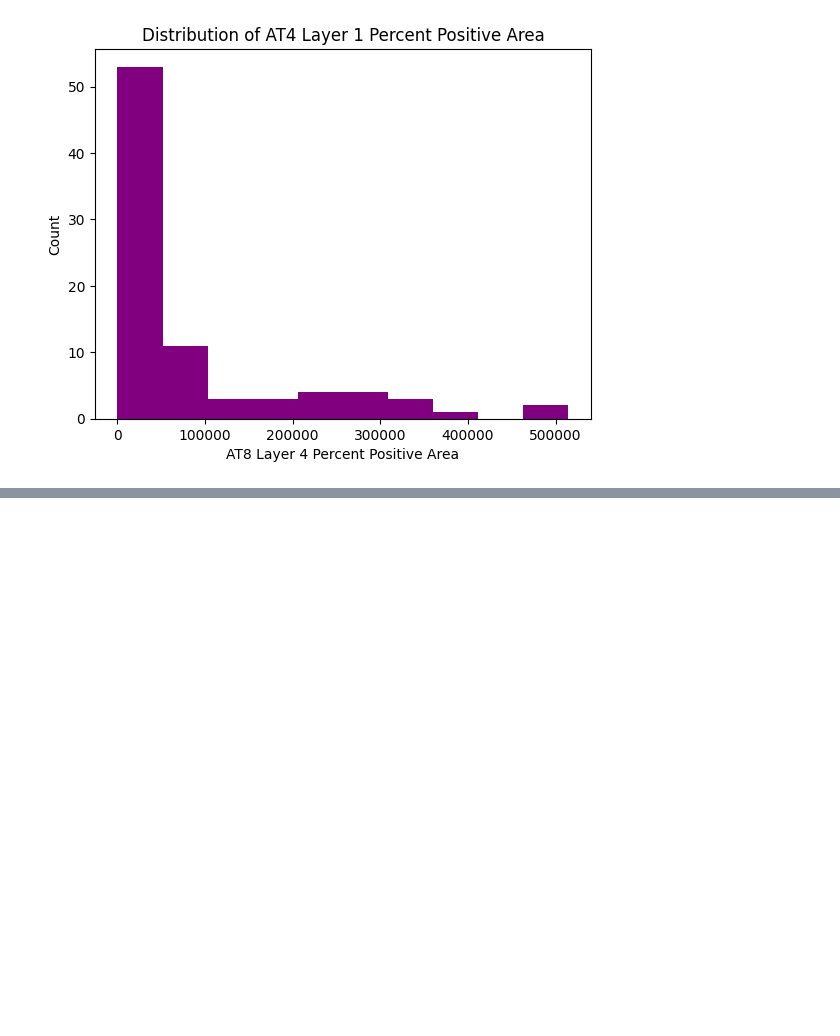
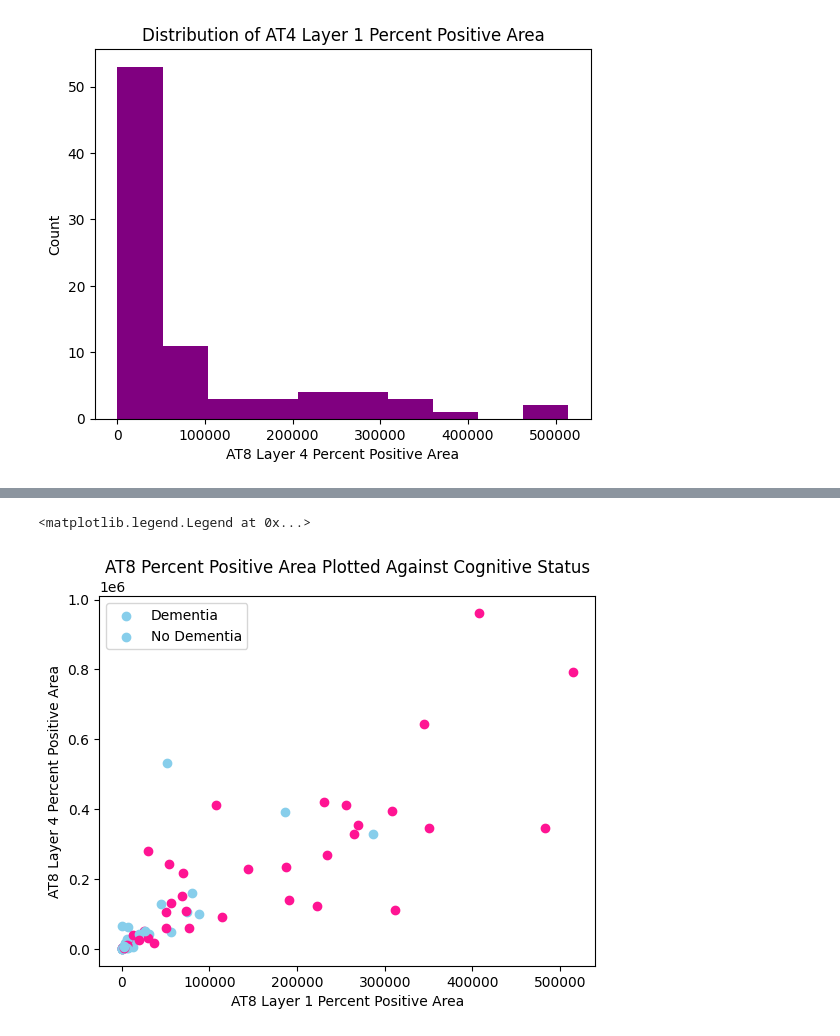
Before and after one commit to meghaninglis/Neural-Data, a Jupyter notebook: final_project_2023.ipynb, the cells around one changed output, grey strips where cells are left out. Cells and saved outputs as stored; diff of their text form; code cells hidden in the pictures; blank space fills up the shorter version.

```diff
--- a/final_project_2023.ipynb
+++ b/final_project_2023.ipynb
@@ -10,8 +10,10 @@ import pandas as pd
 #Import data sets
 url1 = 'https://raw.githubusercontent.com/meghaninglis/Neural-Data/main/alzheimers_IDs_final_project.xlsx%20-%20SEA-AD_Cohort_Metadata.csv'
 alz_ID = pd.read_csv(url1)
-url2 = 'https://raw.githubusercontent.com/hopeboldizar/neuro-spring-23/main/alzheimers_pathology_final_project%20-%20alzheimers_pathology_final_project%20(1).csv'
+url2 = 'https://raw.githubusercontent.com/meghaninglis/Neural-Data/main/alzheimers_pathology_final_project%20-%20alzheimers_pathology_final_project.csv'
 alz_path = pd.read_csv(url2)
+url3 = 'https://raw.githubusercontent.com/meghaninglis/Neural-Data/main/Neural%20Data%20final%20project%20-%20Sheet1%20(1).csv'
+combined_data = pd.read_csv(url3)
 # %%
 #Create variables
 sex = alz_ID.iloc[:,4]
@@ -58,0 +101,15 @@ Text(0.5, 1.0, 'Distribution of AT4 Layer 1 Percent Positive Area')
+# %%
+alz_combined_length = len(combined_data)
+
+for i in range(alz_combined_length):
+  if combined_data.iloc[i,-1]== 'Dementia':
+    plt.scatter(combined_data.iloc[i,-2],combined_data.iloc[i,-3], color="deeppink")
+  else:
+    plt.scatter(combined_data.iloc[i,-2],combined_data.iloc[i,-3], color="skyblue")
+    plt.xlabel("AT8 Layer 1 Percent Positive Area")
+    plt.ylabel("AT8 Layer 4 Percent Positive Area")
+    plt.title("AT8 Percent Positive Area Plotted Against Cognitive Status")
+plt.legend(['Dementia', 'No Dementia'])
+# %% [output]
+<matplotlib.legend.Legend at 0x...>
+[figure, added]
```
Also changed, not shown: parts of 3 cells of this notebook.
